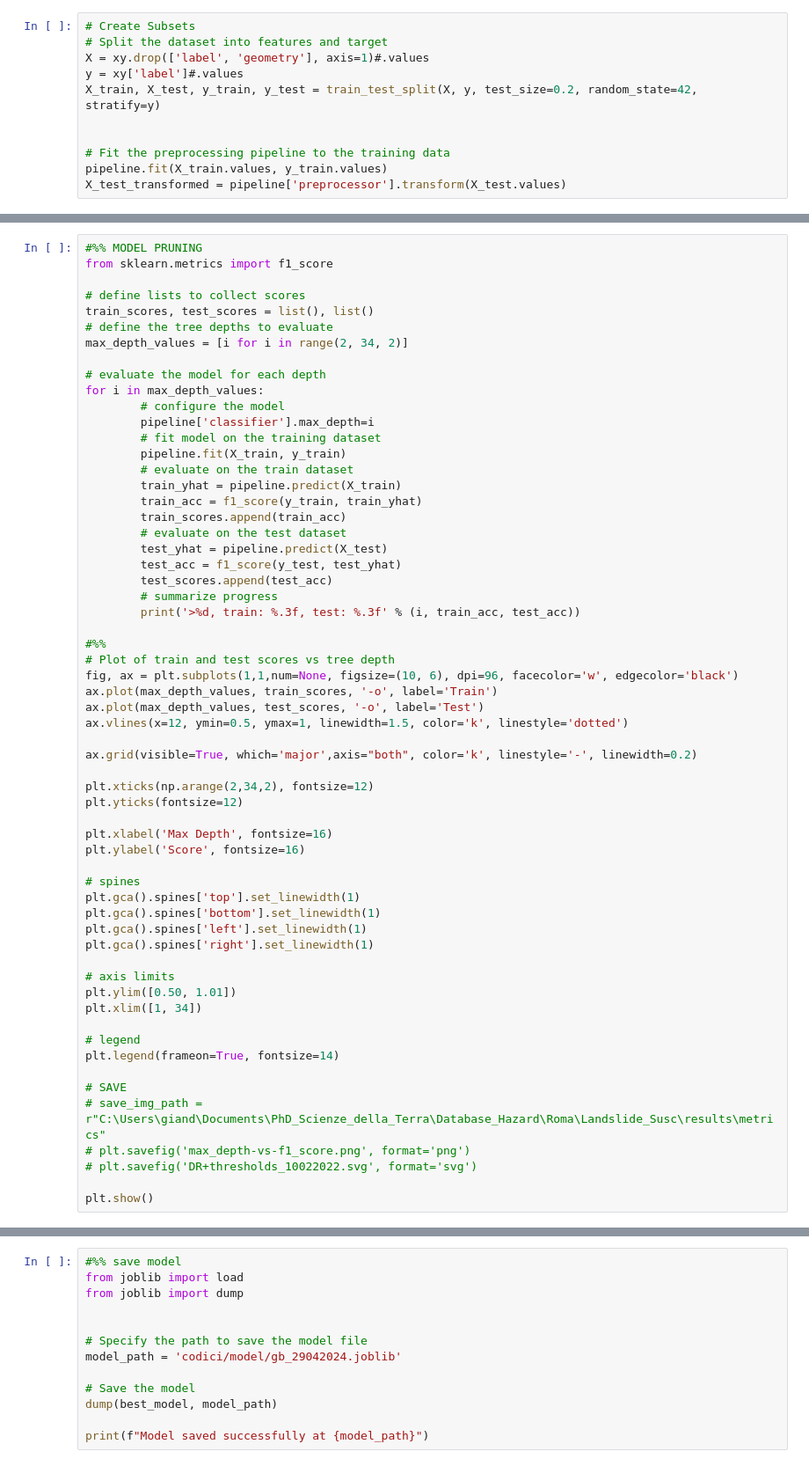
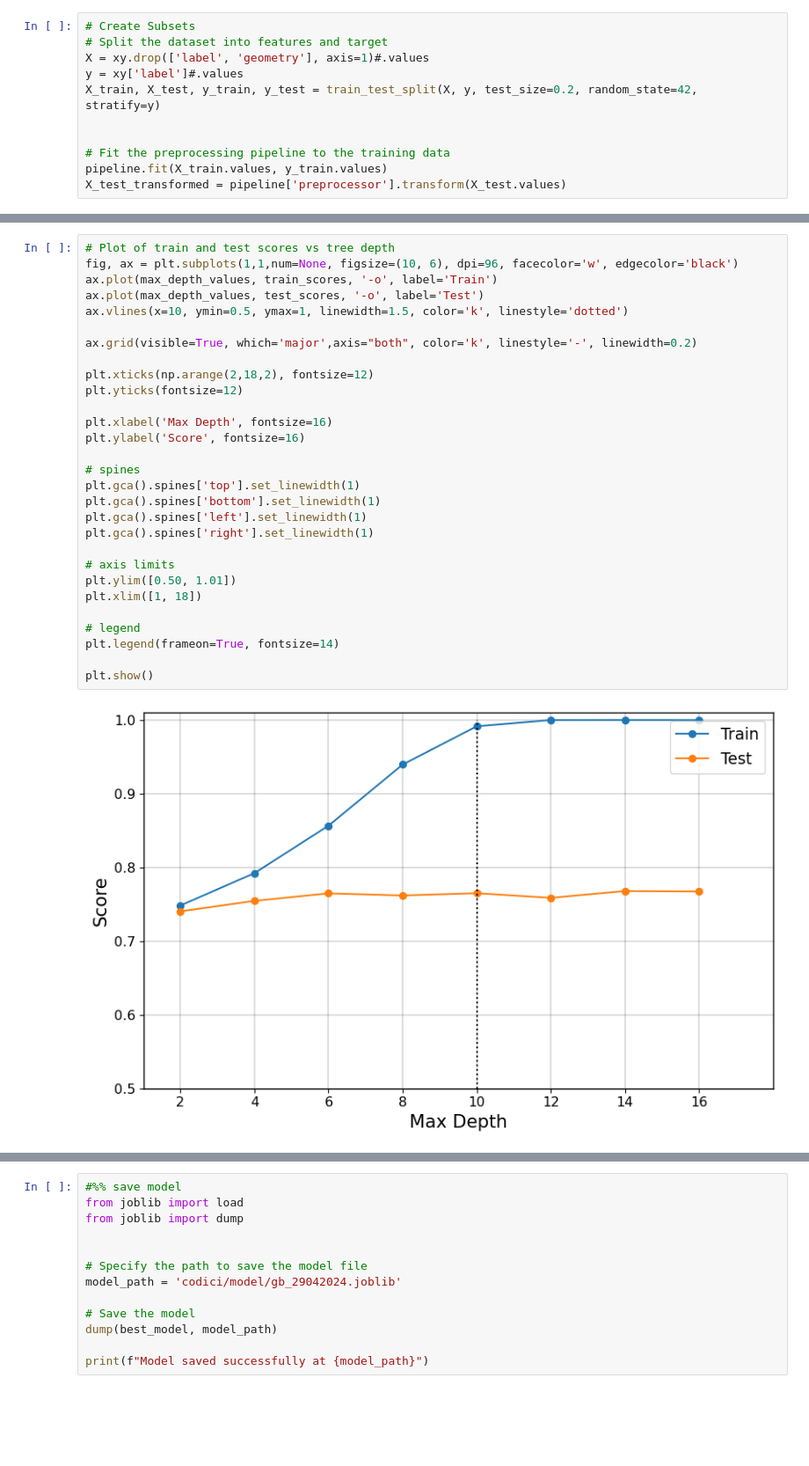
Before and after one commit to gmastrantoni/Spatial-ML-Landslide-Susceptibility, a Jupyter notebook: code/model.ipynb, the cells around one changed output, grey strips where cells are left out. Shown at 88% size. Saved outputs shown, nothing was run; the diff lists cells and outputs as text; blank space fills up the shorter version.

Commit message:
model training, testing and tuning

```diff
--- a/code/model.ipynb
+++ b/code/model.ipynb
@@ -136,63 +186,34 @@ print(scores['test_f1'].mean())
 # %%
-#%% MODEL PRUNING
-from sklearn.metrics import f1_score
-
-# define lists to collect scores
-train_scores, test_scores = list(), list()
-# define the tree depths to evaluate
-max_depth_values = [i for i in range(2, 34, 2)]
-
-# evaluate the model for each depth
-for i in max_depth_values:
-        # configure the model
-        pipeline['classifier'].max_depth=i
-        # fit model on the training dataset
-        pipeline.fit(X_train, y_train)
-        # evaluate on the train dataset
-        train_yhat = pipeline.predict(X_train)
-        train_acc = f1_score(y_train, train_yhat)
-        train_scores.append(train_acc)
-        # evaluate on the test dataset
-        test_yhat = pipeline.predict(X_test)
-        test_acc = f1_score(y_test, test_yhat)
-        test_scores.append(test_acc)
-        # summarize progress
-        print('>%d, train: %.3f, test: %.3f' % (i, train_acc, test_acc))
-
-#%%
 # Plot of train and test scores vs tree depth
 fig, ax = plt.subplots(1,1,num=None, figsize=(10, 6), dpi=96, facecolor='w', edgecolor='black')
 ax.plot(max_depth_values, train_scores, '-o', label='Train')
 ax.plot(max_depth_values, test_scores, '-o', label='Test')
-ax.vlines(x=12, ymin=0.5, ymax=1, linewidth=1.5, color='k', linestyle='dotted')
+ax.vlines(x=10, ymin=0.5, ymax=1, linewidth=1.5, color='k', linestyle='dotted')
 
 ax.grid(visible=True, which='major',axis="both", color='k', linestyle='-', linewidth=0.2)
 
-plt.xticks(np.arange(2,34,2), fontsize=12)
+plt.xticks(np.arange(2,18,2), fontsize=12)
 plt.yticks(fontsize=12)
 
 plt.xlabel('Max Depth', fontsize=16)
 plt.ylabel('Score', fontsize=16)
 
 # spines
 plt.gca().spines['top'].set_linewidth(1)
 plt.gca().spines['bottom'].set_linewidth(1)
 plt.gca().spines['left'].set_linewidth(1)
 plt.gca().spines['right'].set_linewidth(1)
 
 # axis limits
 plt.ylim([0.50, 1.01])
-plt.xlim([1, 34])
+plt.xlim([1, 18])
 
 # legend
 plt.legend(frameon=True, fontsize=14)
 
-# SAVE
-# save_img_path = r"C:\Users\giand\Documents\PhD_Scienze_della_Terra\Database_Hazard\Roma\Landslide_Susc\results\metrics"
-# plt.savefig('max_depth-vs-f1_score.png', format='png')
-# plt.savefig('DR+thresholds_10022022.svg', format='svg')
-
 plt.show()
+# %% [output]
+[figure, added]
 # %%
 #%% FEATURE IMP
 from sklearn.inspection import permutation_importance
```
Also changed, not shown: parts of 5 cells of this notebook.
